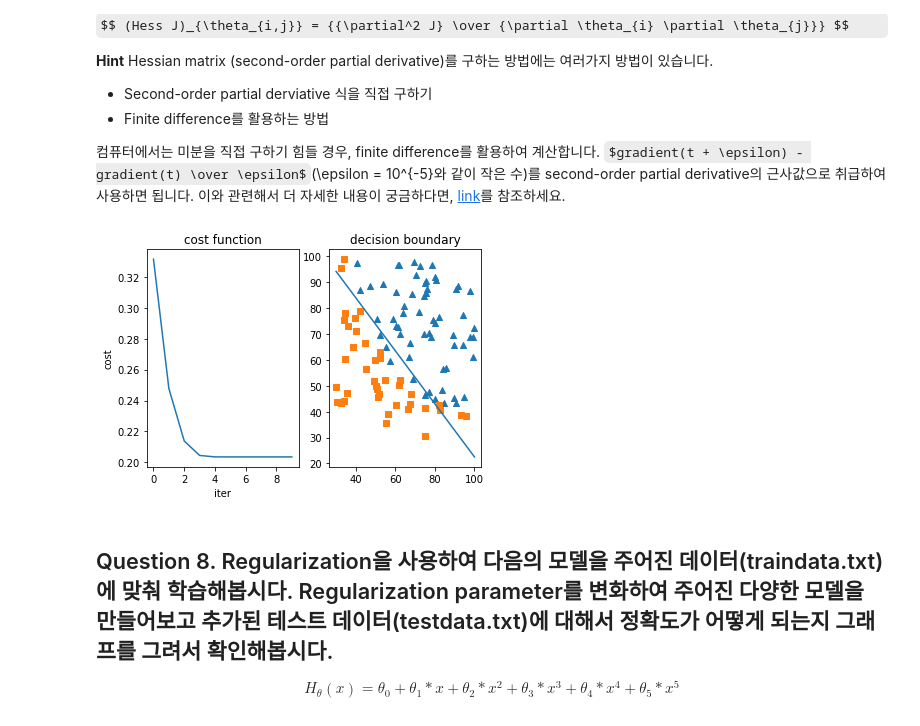
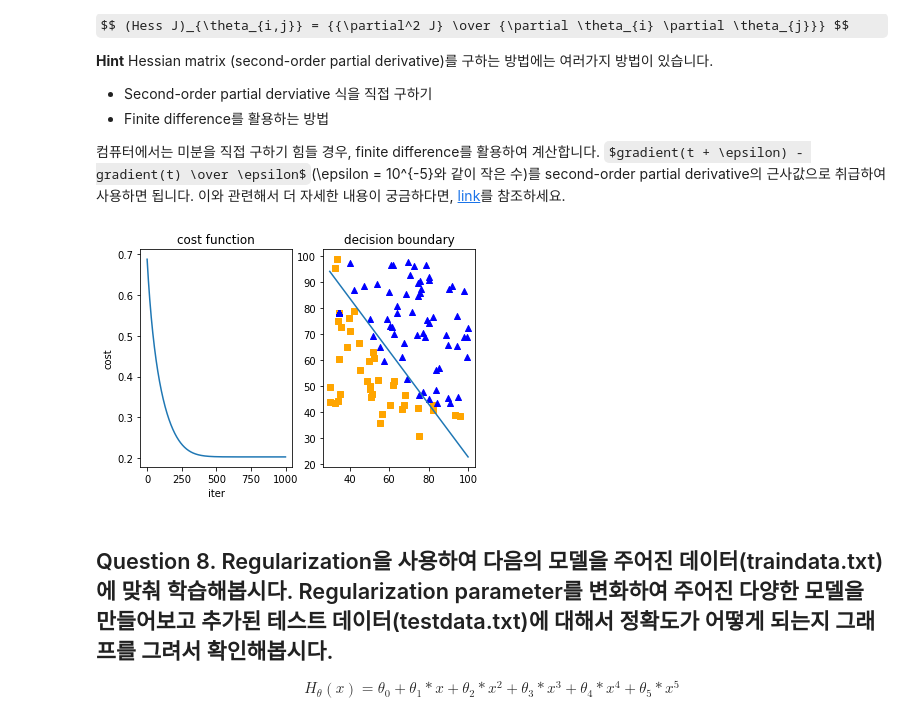
Before and after one commit to teang1995/C084, a Jupyter notebook: HW4_임용택_201520741/assign4_201520741임용택.ipynb, the cells around one changed output. Saved outputs shown, nothing was run; the diff lists cells and outputs as text; code cells hidden in the pictures; some formulas as TeX source.

```diff
--- a/HW4_임용택_201520741/assign4_201520741임용택.ipynb
+++ b/HW4_임용택_201520741/assign4_201520741임용택.ipynb
@@ -182,17 +190,28 @@ IndexError: index 2 is out of bounds for axis 1 with size 2
 # Implement decision boundary
 def decision_boundary(params, xrange):
     # Input: params - model parameters
-    #      : xrange - x-axis's range
-    # Put your code
-
-
+    Xs = np.arange(int(xrange[0]), int(xrange[1]), 0.1)  #: xrange - x-axis's range
+    Ys = [-params[1] * x/ params[2] - params[0]/params[2] for x in Xs]
+    plt.plot(Xs, Ys)
 new_theta_500, _ = compute_gradient_descent(zero_theta, X, y, ALPHA, 500)
 new_theta_100000, _ = compute_gradient_descent(zero_theta, X, y, ALPHA, 100000)
 
+x1 = train_data[:, 0]
+x2 = train_data[:, 1]
 ax = plt.subplot(121)
 ax.set_title('iter 500')
+y0 = np.where(y == 0)
+y1 = np.where(y == 1)
+for y_ in y0:
+    plt.scatter(x1[y_], x2[y_], color= 'yellow', marker='s')
+for y_ in y1:
+    plt.scatter(x1[y_], x2[y_], color='b', marker='^')
 decision_boundary(new_theta_500.flatten(), [30,100])
 ax = plt.subplot(122)
 ax.set_title('iter 100000')
+for y_ in y0:
+    plt.scatter(x1[y_], x2[y_], color= 'yellow', marker='s')
+for y_ in y1:
+    plt.scatter(x1[y_], x2[y_], color='b', marker='^')
 decision_boundary(new_theta_100000.flatten(), [30,100])
 # %% [output]
@@ -216,29 +235,41 @@ $gradient(t + \epsilon) - gradient(t) \over \epsilon$(\epsilon = 10^{-5}와 같
 이와 관련해서 더 자세한 내용이 궁금하다면, [link](https://en.wikipedia.org/wiki/Finite_difference)를 참조하세요.
 # %%
 ## Question 6. Decision boundary
+def newton_method(theta, train_data, train_label):
+    Hx = sigmoid(np.dot(train_data, theta)) # Hx.shape = (100, 1)
+    len_data = train_data.shape[0]
+    R = np.zeros((len_data, len_data))
+    for i in range(len_data):
+        R[i][i] = Hx[i] * (1 - Hx[i])
+    Hessian = np.transpose(train_data) @ R @ train_data
+    new_theta = theta - np.dot(np.linalg.inv(Hessian), gradient(theta, train_data, train_label))
+    return new_theta
 
-def newton_method(theta, train_data, train_label):
-    # Put your code
-
-niter = 10
+niter = 1000
 newton_costs = []
 theta = zero_theta
 for i in range(niter):
     new_theta = newton_method(theta, X, y)
     cost = cost_function(new_theta, X, y)
     newton_costs.append(cost)
     theta = new_theta
 
 ax = plt.subplot(121)
 ax.plot(range(niter), newton_costs)
 ax.set_title('cost function')
 ax.set_xlabel('iter')
 ax.set_ylabel('cost')
 ax = plt.subplot(122)
 ax.set_title('decision boundary')
+y0 = np.where(y == 0)
+y1 = np.where(y == 1)
+for y_ in y0:
+    plt.scatter(x1[y_], x2[y_], color= 'orange', marker='s')
+for y_ in y1:
+    plt.scatter(x1[y_], x2[y_], color='b', marker='^')
 decision_boundary(new_theta.flatten(), [30,100])
 # %% [output]
-[figure, old version]
+[figure, new version]
 # %% [markdown]
 ## Question 8. Regularization을 사용하여 다음의 모델을 주어진 데이터(traindata.txt)에 맞춰 학습해봅시다. Regularization parameter를 변화하여 주어진 다양한 모델을 만들어보고 추가된 테스트 데이터(testdata.txt)에 대해서 정확도가 어떻게 되는지 그래프를 그려서 확인해봅시다.
 
```
Also changed, not shown: parts of 7 cells of this notebook, 1 other file.
